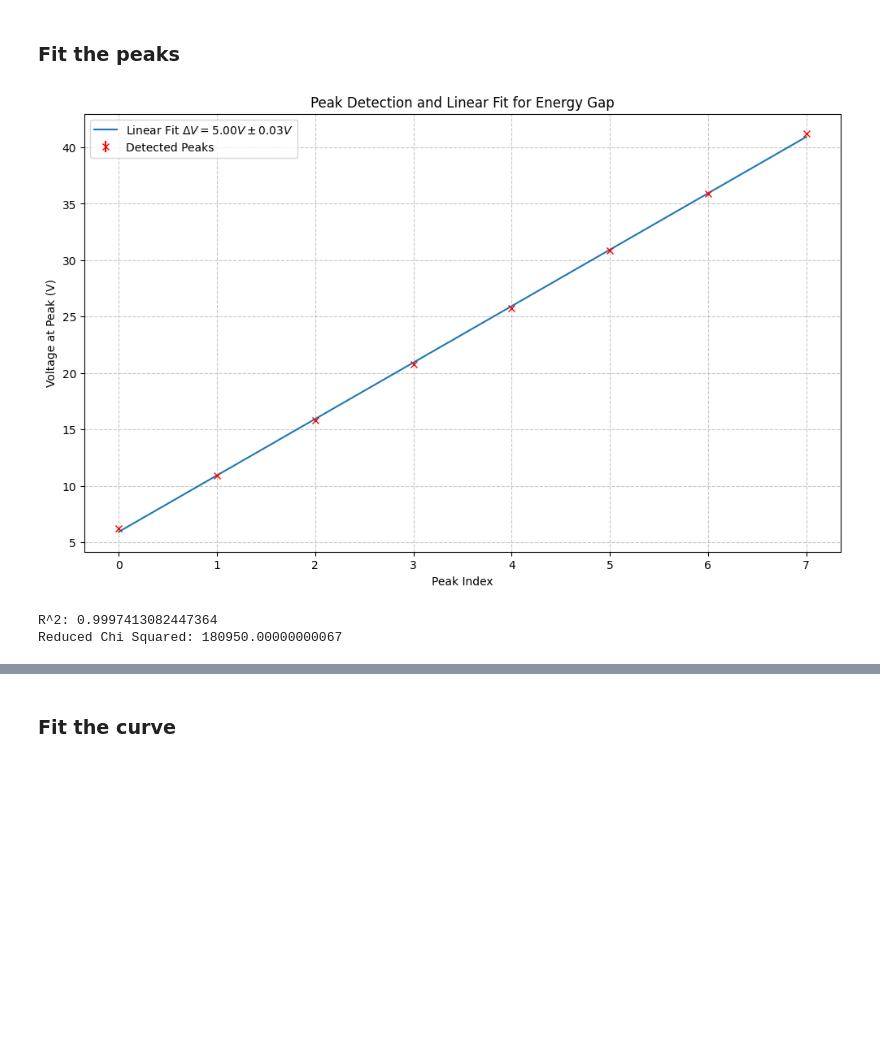
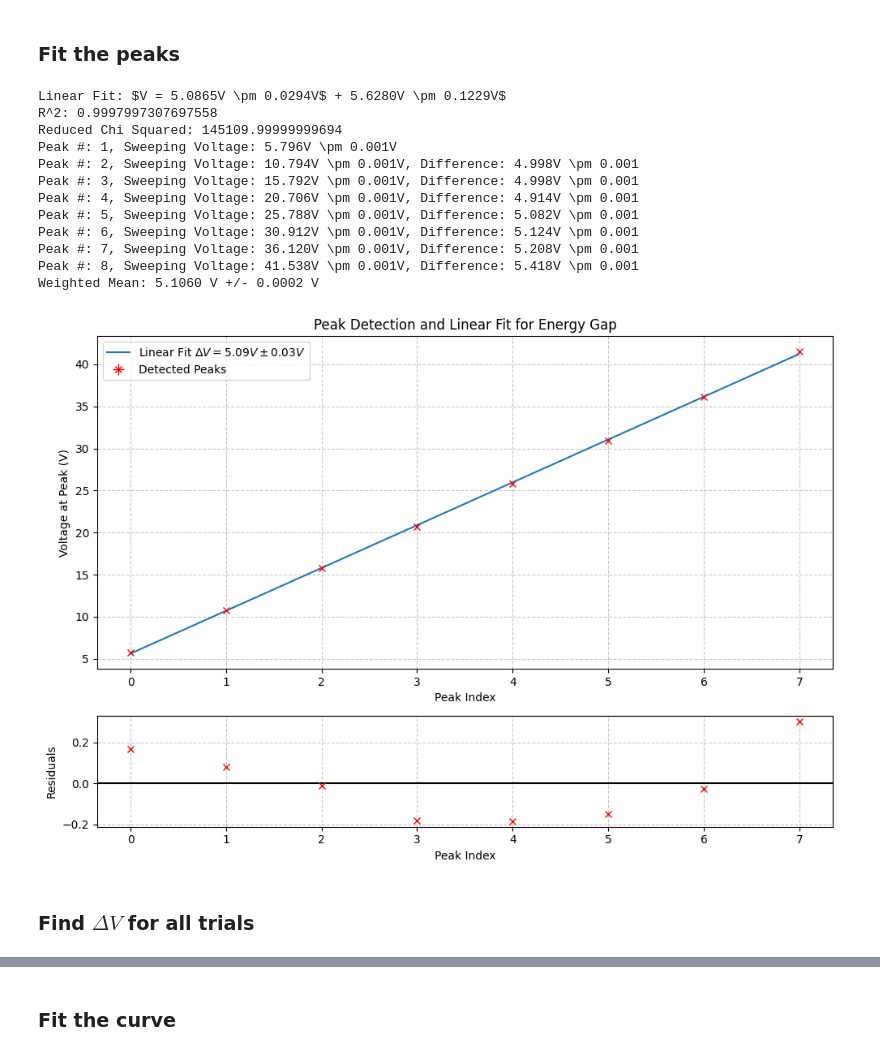
Before and after one commit to lucaschoii/PHY294-Franck-Hertz, a Jupyter notebook: plot.ipynb, the cells around one changed output, grey strips where cells are left out. Cells and saved outputs as stored; diff of their text form; code cells hidden in the pictures; blank space fills up the shorter version.

```diff
--- a/plot.ipynb
+++ b/plot.ipynb
@@ -82,42 +82,85 @@ Verr = 0.0005
 def linear(x, m, b):
     return m * x + b
 
 popt, pcov = optimize.curve_fit(linear, peak_index, peak_voltages)
 m, b = popt
 
 puncert = np.sqrt(np.diagonal(pcov))
 V_unc = puncert[0]
 b_unc = puncert[1]
+print(f'Linear Fit: $V = {m:.4f}V \pm {V_unc:.4f}V$ + {b:.4f}V \pm {b_unc:.4f}V$')
 
-plt.figure(figsize=(12, 7))
-plt.errorbar(peak_index, peak_voltages, yerr=Verr, fmt='rx', label='Detected Peaks')
-plt.plot(peak_index, linear(np.array(peak_index), m, b), label=f'Linear Fit $\Delta V = {m:.2f}V \pm {V_unc:.2f}V$')
-plt.xlabel('Peak Index')
-plt.ylabel('Voltage at Peak (V)')
-plt.legend()
-plt.title('Peak Detection and Linear Fit for Energy Gap')
-plt.grid(True, linestyle='--', alpha=0.7)
-plt.show()
 
+
+start = min(peak_index)
+stop = max(peak_index)
+xs = np.arange(start,stop,(stop-start)/1000)
+curve = linear(xs, *popt)
+fig, (ax1, ax2) = plt.subplots(2, 1, figsize=(10, 7), gridspec_kw={'height_ratios': [3, 1]})
+
+ax1.errorbar(peak_index, peak_voltages, yerr=Verr, xerr=0, fmt='rx', label='Detected Peaks', lw=1)
+ax1.plot(xs, curve, label=f'Linear Fit $\Delta V = {m:.2f}V \pm {V_unc:.2f}V$')
+ax1.legend(loc='upper left')
+ax1.set_xlabel('Peak Index')
+ax1.set_ylabel('Voltage at Peak (V)')
+ax1.set_title('Peak Detection and Linear Fit for Energy Gap')
+ax1.grid(True, linestyle='--', alpha=0.7)
+
+ax2.grid(True, linestyle='--', alpha=0.7)
+residual = peak_voltages - linear(np.array(peak_index), *popt)
+ax2.errorbar(peak_index, residual, yerr=Verr, xerr=0, fmt="rx", lw=1)
+ax2.axhline(y=0, color="black")
+ax2.set_xlabel('Peak Index')
+ax2.set_ylabel("Residuals")
+fig.tight_layout()
 
 
 
 
 y_fit = np.array(peak_index) * m + b
 residuals = np.array(peak_voltages) - y_fit
 ss_res = sum(residuals**2)
 y_mean = sum(peak_voltages) / len(peak_voltages)
 ss_tot = sum((peak_voltages - y_mean)**2)
 r_squared = 1 - (ss_res / ss_tot)
 print(f'R^2: {r_squared}')
 
 numerator = residuals**2
 denominator = Verr**2
 frac = numerator/denominator
 chi_squared = sum(frac)
 reduced_chi_squared = chi_squared / (len(peak_index) - 2)
 print(f'Reduced Chi Squared: {reduced_chi_squared}')
+
+prev_v = 0
+diffs = []
+for i, v in enumerate(peak_voltages):
+
+    if i == 0:
+        print(f'Peak #: {i + 1}, Sweeping Voltage: {v:.3f}V \pm {Verr:.3f}V')
+    else:
+        diff = v - prev_v
+        print(f'Peak #: {i + 1}, Sweeping Voltage: {v:.3f}V \pm {Verr:.3f}V, Difference: {diff:.3f}V \pm {Verr:.3f}' )
+        diffs.append(diff)
+    prev_v = v
+
+dV = [Verr for i in range(len(peak_voltages)-1)]
+weighted_mean = np.average(np.array(diffs), weights=[1/i**2 for i in dV])
+weighted_mean_unc = np.sqrt(1/sum([1/i**2 for i in dV]))
+print(f'Weighted Mean: {weighted_mean:.4f} V +/- {weighted_mean_unc:.4f} V')
 # %% [output]
+Linear Fit: $V = 5.0865V \pm 0.0294V$ + 5.6280V \pm 0.1229V$
+R^2: 0.9997997307697558
+Reduced Chi Squared: 145109.99999999694
+Peak #: 1, Sweeping Voltage: 5.796V \pm 0.001V
+Peak #: 2, Sweeping Voltage: 10.794V \pm 0.001V, Difference: 4.998V \pm 0.001
+Peak #: 3, Sweeping Voltage: 15.792V \pm 0.001V, Difference: 4.998V \pm 0.001
+Peak #: 4, Sweeping Voltage: 20.706V \pm 0.001V, Difference: 4.914V \pm 0.001
+Peak #: 5, Sweeping Voltage: 25.788V \pm 0.001V, Difference: 5.082V \pm 0.001
+Peak #: 6, Sweeping Voltage: 30.912V \pm 0.001V, Difference: 5.124V \pm 0.001
+Peak #: 7, Sweeping Voltage: 36.120V \pm 0.001V, Difference: 5.208V \pm 0.001
+Peak #: 8, Sweeping Voltage: 41.538V \pm 0.001V, Difference: 5.418V \pm 0.001
+Weighted Mean: 5.1060 V +/- 0.0002 V
-[figure, old version]
+[figure, new version]
-R^2: 0.9997413082447364
-Reduced Chi Squared: 180950.00000000067
+# %% [markdown]
+### Find $\Delta V$ for all trials
```
Also changed, not shown: parts of 2 cells of this notebook.
